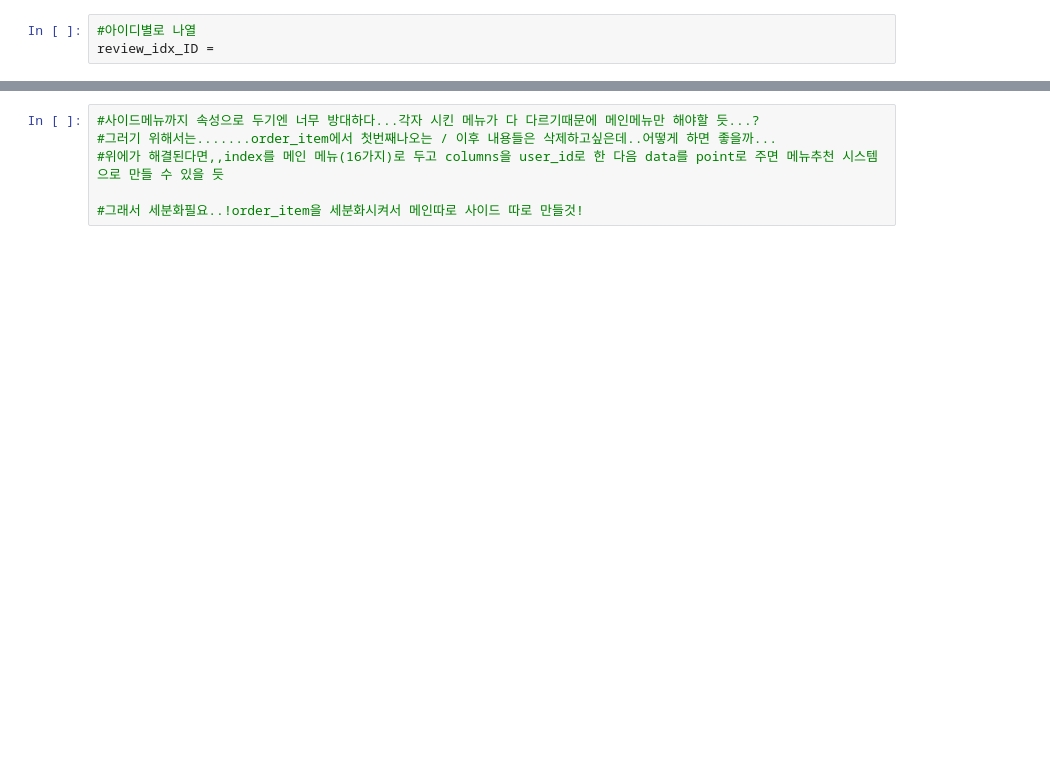
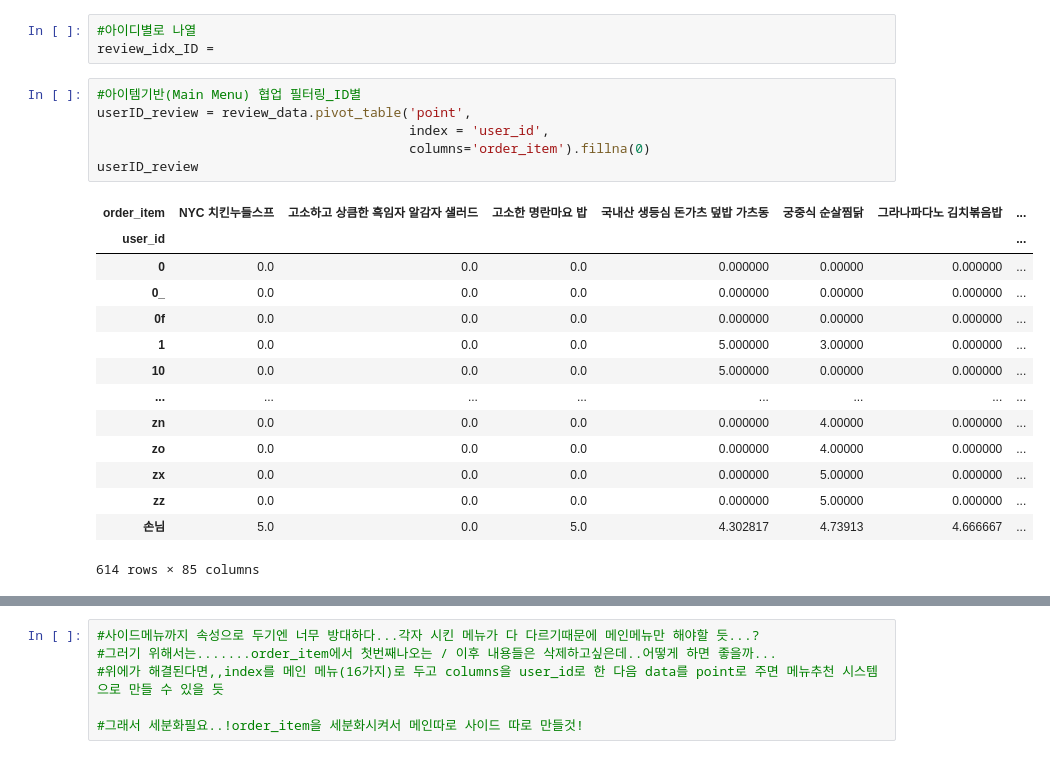
Before and after one commit to lee-dk/Final_Project, a Jupyter notebook: yogiyo/yogiyo.ipynb, the cells around one changed output, grey strips where cells are left out. Cells and saved outputs as stored; diff of their text form; blank space fills up the shorter version.

```diff
--- a/yogiyo/yogiyo.ipynb
+++ b/yogiyo/yogiyo.ipynb
@@ -29,4 +29,25 @@ review_data.head(16)
 # %%
 #아이디별로 나열
 review_idx_ID =
+# %%
+#아이템기반(Main Menu) 협업 필터링_ID별
+userID_review = review_data.pivot_table('point',
+                                        index = 'user_id',
+                                        columns='order_item').fillna(0)
+userID_review
+# %% [output]
+| order_item | NYC 치킨누들스프 | 고소하고 상큼한 흑임자 알감자 샐러드 | 고소한 명란마요 밥 | 국내산 생등심 돈가츠 덮밥 가츠동 | 궁중식 순살찜닭 | 그라나파다노 김치볶음밥 | ... |
+| user_id |  |  |  |  |  |  | ... |
+| 0 | 0.0 | 0.0 | 0.0 | 0.000000 | 0.00000 | 0.000000 | ... |
+| 0_ | 0.0 | 0.0 | 0.0 | 0.000000 | 0.00000 | 0.000000 | ... |
+| 0f | 0.0 | 0.0 | 0.0 | 0.000000 | 0.00000 | 0.000000 | ... |
+| 1 | 0.0 | 0.0 | 0.0 | 5.000000 | 3.00000 | 0.000000 | ... |
+| 10 | 0.0 | 0.0 | 0.0 | 5.000000 | 0.00000 | 0.000000 | ... |
+| ... | ... | ... | ... | ... | ... | ... | ... |
+| zn | 0.0 | 0.0 | 0.0 | 0.000000 | 4.00000 | 0.000000 | ... |
+| zo | 0.0 | 0.0 | 0.0 | 0.000000 | 4.00000 | 0.000000 | ... |
+| zx | 0.0 | 0.0 | 0.0 | 0.000000 | 5.00000 | 0.000000 | ... |
+| zz | 0.0 | 0.0 | 0.0 | 0.000000 | 5.00000 | 0.000000 | ... |
+| 손님 | 5.0 | 0.0 | 5.0 | 4.302817 | 4.73913 | 4.666667 | ... |
+614 rows × 85 columns
 # %%
```
Also changed, not shown: parts of 11 cells of this notebook.
